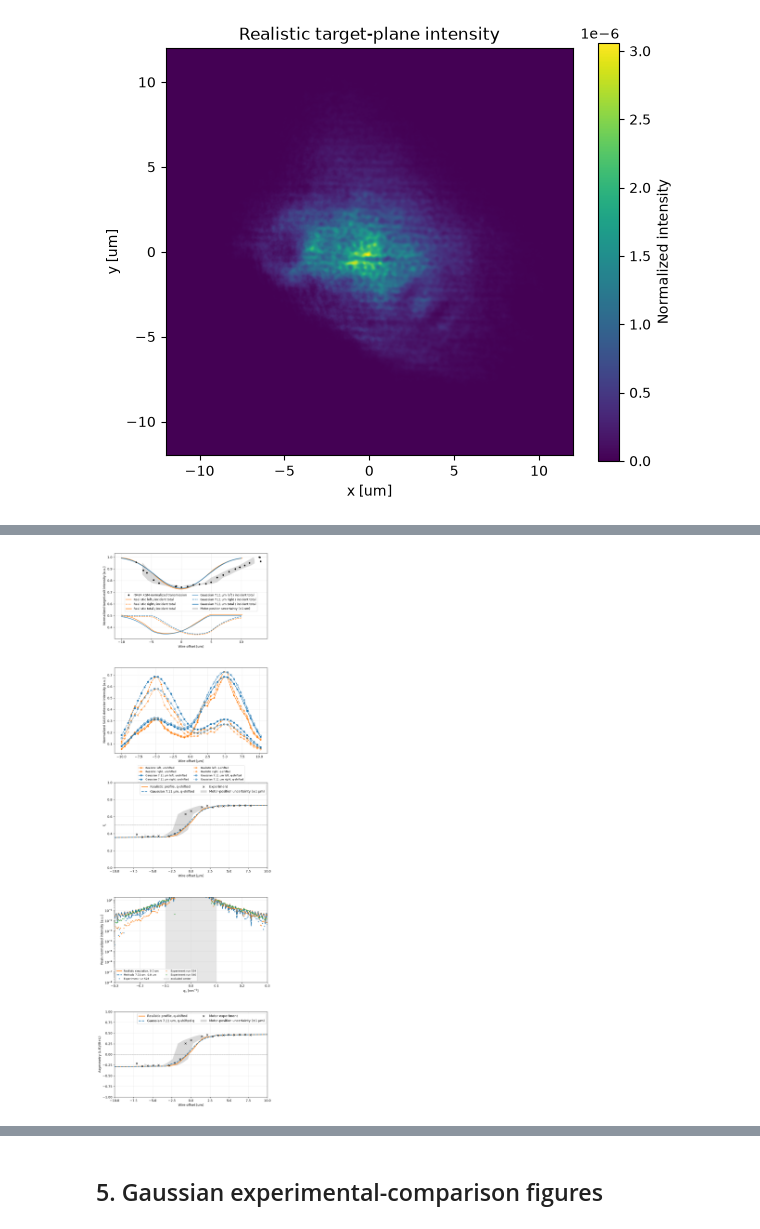
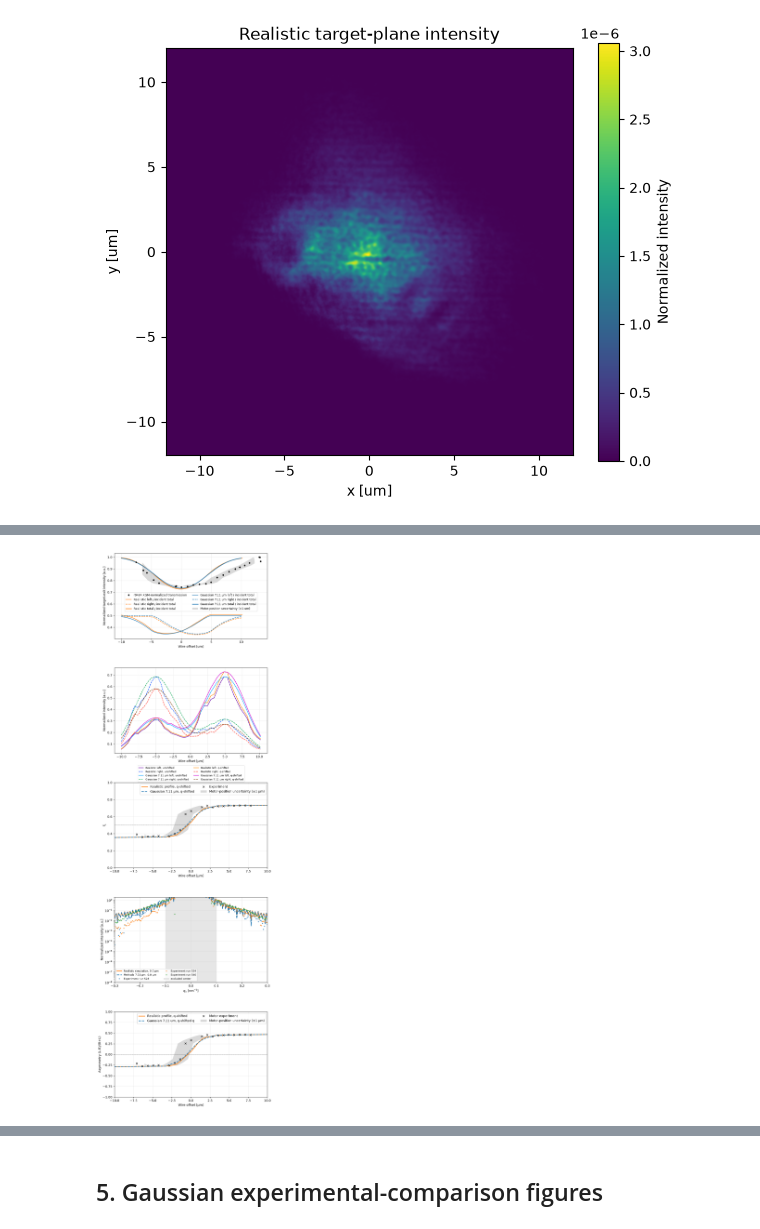
Before and after one commit to wenfe/PCI_Codebase, a Jupyter notebook: SAXS_asymmetry/02_plot_and_save_figures.ipynb, the cells around one changed output, grey strips where cells are left out. Saved outputs shown, nothing was run; the diff lists cells and outputs as text; code cells hidden in the pictures.

```diff
--- a/SAXS_asymmetry/02_plot_and_save_figures.ipynb
+++ b/SAXS_asymmetry/02_plot_and_save_figures.ipynb
@@ -761,24 +757,26 @@ gaussian_lineout /= gaussian_lineout.max()
 fig = plt.figure(figsize=(10, 8))
 grid = fig.add_gridspec(2, 2, height_ratios=[1.0, 0.85], hspace=0.3, wspace=0.25)
 for column, (profile_map, title) in enumerate((
-    (gaussian_map, f"Gaussian, {GAUSSIAN_FWHM_UM:g} um FWHM"),
+    (gaussian_map, f"Gaussian, {GAUSSIAN_FWHM_UM:g} µm FWHM"),
     (realistic_map, "Realistic profile"),
 )):
     axis = fig.add_subplot(grid[0, column])
     axis.imshow(profile_map, origin="lower", extent=view_extent_um,
                 cmap="viridis", vmin=0.0, vmax=1.0)
-    axis.set(xlabel="x [um]", ylabel="y [um]", title=title, aspect="equal")
+    axis.set(xlabel="x [µm]", ylabel="y [µm]", aspect="equal")
+    axis.set_title(f"({chr(97 + column)})", loc="left", fontweight="bold", pad=8)
 
 lineout_axis = fig.add_subplot(grid[1, :])
 lineout_axis.plot(view_axis_um, gaussian_lineout, "-", lw=2, color="tab:blue",
-                  label=f"Gaussian, {GAUSSIAN_FWHM_UM:g} um FWHM")
+                  label=f"Gaussian, {GAUSSIAN_FWHM_UM:g} µm FWHM")
 lineout_axis.plot(view_axis_um, realistic_lineout, "-", lw=1.4, color="tab:orange",
                   label="Realistic")
 lineout_axis.set(
-    xlabel="x [um]", ylabel="Peak-normalized intensity",
+    xlabel="x [µm]", ylabel="Normalized intensity [a.u.]",
     xlim=(-PROFILE_VIEW_HALF_WIDTH_UM, PROFILE_VIEW_HALF_WIDTH_UM), ylim=(-0.02, 1.2),
-    title="Realistic target-plane profile versus the nominal Gaussian spot",
+
 )
+lineout_axis.set_title("(c)", loc="left", fontweight="bold", pad=8)
 lineout_axis.grid(alpha=0.25)
 lineout_axis.legend(loc="upper right", fontsize=9)
 save_figure(fig, REALISTIC_FIGURE_DIR / "01_realistic_vs_gaussian_profile.png")
@@ -910,24 +908,26 @@ real_scale, gaussian_scale = real_saxs_total.max(), gaussian_total.max()
 # Preserve each mask's normalization by its maximum total over the scan.
 realistic_shifted_scale = (realistic_shifted_left + realistic_shifted_right).max()
 gaussian_shifted_scale = (gaussian_shifted_left + gaussian_shifted_right).max()
-axes[1].plot(realistic_offsets_um, real_saxs_left / real_scale, "o-", ms=4,
-             color="tab:orange", label="Realistic left, unshifted")
-axes[1].plot(realistic_offsets_um, real_saxs_right / real_scale, "o--", ms=4,
-             color="tab:orange", label="Realistic right, unshifted")
-axes[1].plot(gaussian_offsets_um, gaussian_left / gaussian_scale, "s-", ms=4,
-             color="tab:blue", label="Gaussian 7.11 µm left, unshifted")
-axes[1].plot(gaussian_offsets_um, gaussian_right / gaussian_scale, "s--", ms=4,
-             color="tab:blue", label="Gaussian 7.11 µm right, unshifted")
+rainbow_colors = ["#6A00A8", "#004CFF", "#00A6FF", "#00A651",
+                  "#FF8C00", "#FF3B30", "#D100D1", "#7A3E00"]
+axes[1].plot(realistic_offsets_um, real_saxs_left / real_scale, "-", ms=4,
+             color=rainbow_colors[0], label="Realistic left, unshifted")
+axes[1].plot(realistic_offsets_um, real_saxs_right / real_scale, "--", ms=4,
+             color=rainbow_colors[1], label="Realistic right, unshifted")
+axes[1].plot(gaussian_offsets_um, gaussian_left / gaussian_scale, "-", ms=4,
+             color=rainbow_colors[2], label="Gaussian 7.11 µm left, unshifted")
+axes[1].plot(gaussian_offsets_um, gaussian_right / gaussian_scale, "--", ms=4,
+             color=rainbow_colors[3], label="Gaussian 7.11 µm right, unshifted")
 axes[1].plot(realistic_offsets_um, realistic_shifted_left / realistic_shifted_scale,
-             "o-.", ms=4, mfc="none", color="tab:orange", label="Realistic left, q-shifted")
+             "-", ms=4, mfc="none", color=rainbow_colors[4], label="Realistic left, q-shifted")
 axes[1].plot(realistic_offsets_um, realistic_shifted_right / realistic_shifted_scale,
-             "o:", ms=4, mfc="none", color="tab:orange", label="Realistic right, q-shifted")
+             "--", ms=4, mfc="none", color=rainbow_colors[5], label="Realistic right, q-shifted")
 axes[1].plot(gaussian_offsets_um, gaussian_shifted_left / gaussian_shifted_scale,
-             "s-.", ms=4, mfc="none", color="tab:blue", label="Gaussian 7.11 µm left, q-shifted")
+             "-", ms=4, mfc="none", color=rainbow_colors[6], label="Gaussian 7.11 µm left, q-shifted")
 axes[1].plot(gaussian_offsets_um, gaussian_shifted_right / gaussian_shifted_scale,
-             "s:", ms=4, mfc="none", color="tab:blue", label="Gaussian 7.11 µm right, q-shifted")
+             "--", ms=4, mfc="none", color=rainbow_colors[7], label="Gaussian 7.11 µm right, q-shifted")
 axes[1].set(
-    xlabel="Wire offset [µm]", ylabel="Normalized SAXS detector intensity [a.u.]",
+    xlabel="Wire offset [µm]", ylabel="Normalized intensity [a.u.]",
     # title=("Simulated Mark1300 SAXS left/right: unshifted and q-shifted\n"
     #        rf"($|q_x-q_{{\mathrm{{shift}}}}| \geq {Q_MIN:g}$ nm$^{{-1}}$; "
     #        rf"$q_{{\mathrm{{shift}}}}=0,\ +{Q_MASK_SHIFT_NM_INV:g}$ nm$^{{-1}}$)"),
@@ -982,15 +982,15 @@ profile_mask = (np.abs(methods_profile_q) >= Q_MIN) & (np.abs(methods_profile_q)
 realistic_interp /= realistic_interp[profile_mask].max()
 methods_profile /= methods_profile[profile_mask].max()
 axes[3].semilogy(methods_profile_q, np.maximum(realistic_interp, 1e-10), "-", lw=2.2,
-                 color="tab:orange", label="Realistic simulation, 0.0 um")
+                 color="tab:orange", label="Realistic simulation, 0.0 µm")
 axes[3].semilogy(methods_profile_q, np.maximum(methods_profile, 1e-10), "--", lw=2.2,
-                 color="tab:blue", label="Methods 7.11 um, 0.0 um")
+                 color="tab:blue", label="Methods 7.11 µm, 0.0 µm")
 for run, profile in realistic_experimental.items():
     axes[3].semilogy(profile["q"], np.maximum(profile["normalized"], 1e-10), ".", ms=4,
                      label=f"Experiment run {run}")
 axes[3].axvspan(-Q_MIN, Q_MIN, color="0.9", label="excluded center")
 axes[3].set(
-    xlabel=r"$q_x$ [nm$^{-1}$]", ylabel="Peak-normalized intensity [a.u.]",
+    xlabel=r"$q_x$ [nm$^{-1}$]", ylabel="Normalized intensity [a.u.]",
     xlim=(-Q_COMPARE_MAX, Q_COMPARE_MAX), ylim=(1e-8, 2),
 )
 axes[3].legend(fontsize=8, ncol=2)
@@ -1003,32 +1003,32 @@ axes[4].plot(q_shifted_gaussian[:, 0], 2 * q_shifted_gaussian[:, 1] - 1, "--", l
              color="tab:blue", label="Gaussian 7.11 um, q-shifted q")
 # axes[4].plot(erik["offsets_um"], 2 * erik["left_fraction"] - 1, "-", lw=2,
 #              color="tab:green", label="Erik collimated simulation")
 axes[4].plot(
     erik["motor_offsets_um"], 2 * erik["motor_left_fraction"] - 1, "kx", ms=6,
     label="Motor experiment", zorder=5,
 )
 motor_asymmetry_shift_plus = 2 * motor_shift_plus - 1
 motor_asymmetry_shift_minus = 2 * motor_shift_minus - 1
 axes[4].fill_between(
     motor_band_x,
     np.minimum(motor_asymmetry_shift_plus, motor_asymmetry_shift_minus),
     np.maximum(motor_asymmetry_shift_plus, motor_asymmetry_shift_minus),
     color="k", alpha=0.15, lw=0, zorder=0,
     label=rf"Motor-position uncertainty ($\pm${MOTOR_POSITION_UNCERTAINTY_UM:g} µm)",
 )
 axes[4].axhline(0.0, color="k", lw=0.8, ls=":")
 axes[4].set(
-    xlabel="Wire offset [um]", ylabel="Asymmetry (L-R)/(R+L)",
+    xlabel="Wire offset [µm]", ylabel="Asymmetry (L-R)/(R+L)",
     xlim=(-10, 10), ylim=(-1, 1),
     # title=("SAXS asymmetry versus motor experiment "
     #        rf"($|q_x-{Q_MASK_SHIFT_NM_INV:g}| \geq {Q_MIN:g}$ nm$^{{-1}}$)"),
 )
 axes[4].legend(ncol=2)
 
 for axis in axes:
     axis.grid(alpha=0.25)
 fig.tight_layout()
 save_figure(fig, REALISTIC_FIGURE_DIR / "02_realistic_pci_saxs_left_right.png")
 plt.show()
 # %% [output]
-[figure, old version]
+[figure, new version]
```
Also changed, not shown: parts of 4 cells of this notebook, 10 other files.
